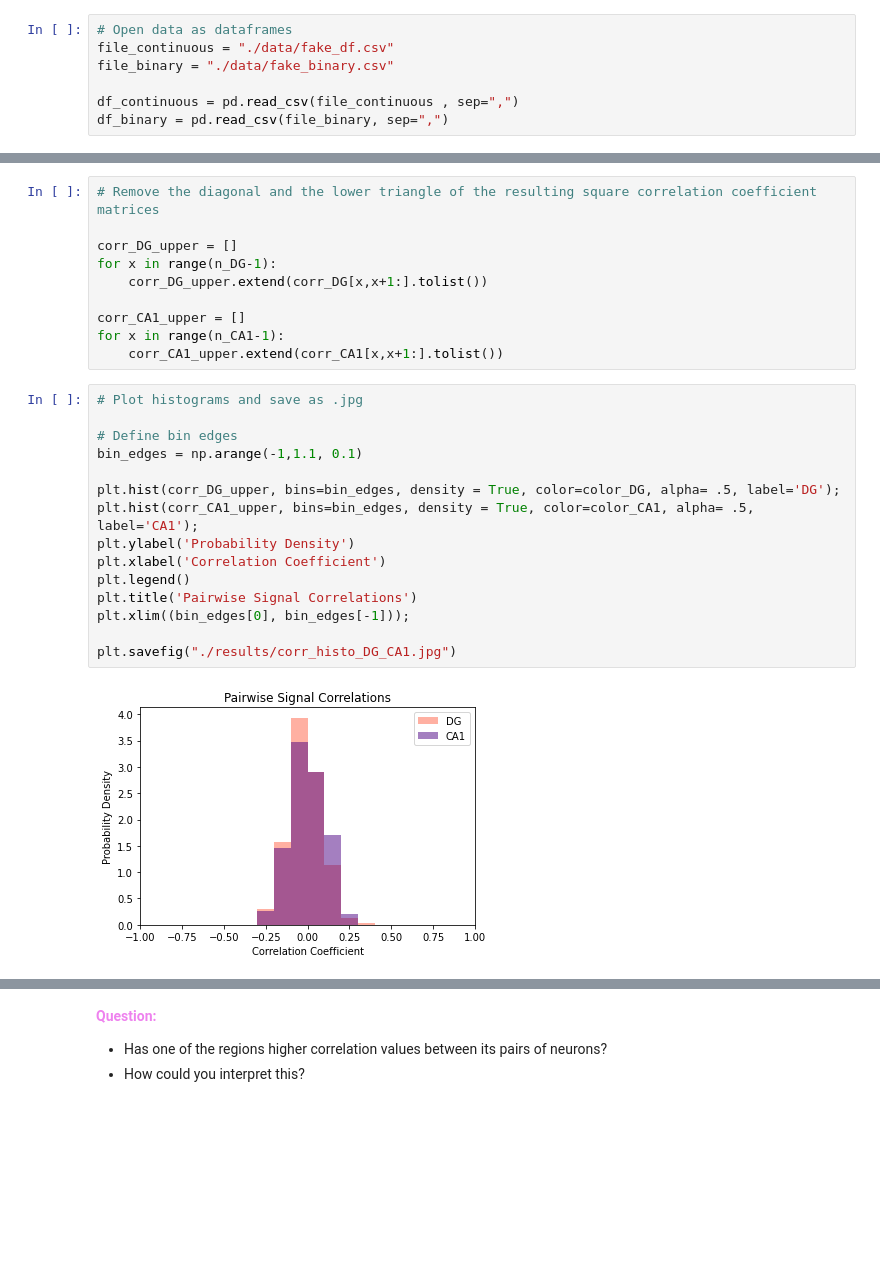
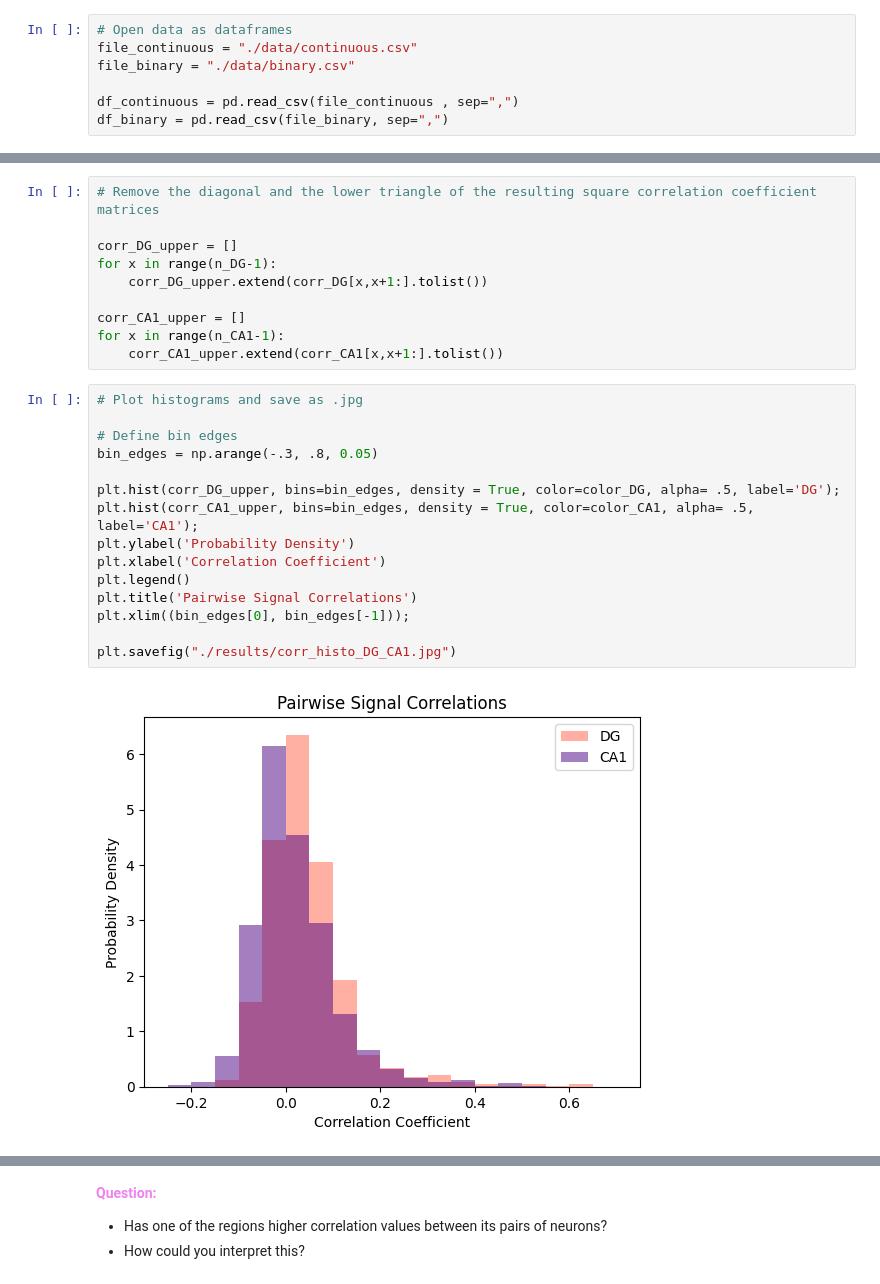
Before and after one commit to verzep/python_for_neuroscience, a Jupyter notebook: Day_4/project_A/project_A_calcium_imaging_analysis_solution.ipynb, the cells around one changed output, grey strips where cells are left out. Drawn from its saved outputs; the diff is of its cells as text; blank space fills up the shorter version.

```diff
--- a/Day_4/project_A/project_A_calcium_imaging_analysis_solution.ipynb
+++ b/Day_4/project_A/project_A_calcium_imaging_analysis_solution.ipynb
@@ -65,8 +88,8 @@ To do:
 import pandas as pd
 # %%
 # Open data as dataframes
-file_continuous = "./data/fake_df.csv"
-file_binary = "./data/fake_binary.csv"
+file_continuous = "./data/continuous.csv"
+file_binary = "./data/binary.csv"
 
 df_continuous = pd.read_csv(file_continuous , sep=",")
 df_binary = pd.read_csv(file_binary, sep=",")
@@ -626,20 +654,20 @@ for x in range(n_CA1-1):
 # %%
 # Plot histograms and save as .jpg
 
 # Define bin edges
-bin_edges = np.arange(-1,1.1, 0.1)
+bin_edges = np.arange(-.3, .8, 0.05)
 
 plt.hist(corr_DG_upper, bins=bin_edges, density = True, color=color_DG, alpha= .5, label='DG');
 plt.hist(corr_CA1_upper, bins=bin_edges, density = True, color=color_CA1, alpha= .5, label='CA1');
 plt.ylabel('Probability Density')
 plt.xlabel('Correlation Coefficient')
 plt.legend()
 plt.title('Pairwise Signal Correlations')
 plt.xlim((bin_edges[0], bin_edges[-1]));
 
 plt.savefig("./results/corr_histo_DG_CA1.jpg")
 # %% [output]
-[figure, old version]
+[figure, new version]
 # %%
 # Perform a statistical test (TODO Olli)
 
```
Also changed, not shown: parts of 15 cells of this notebook, 10 other files.
